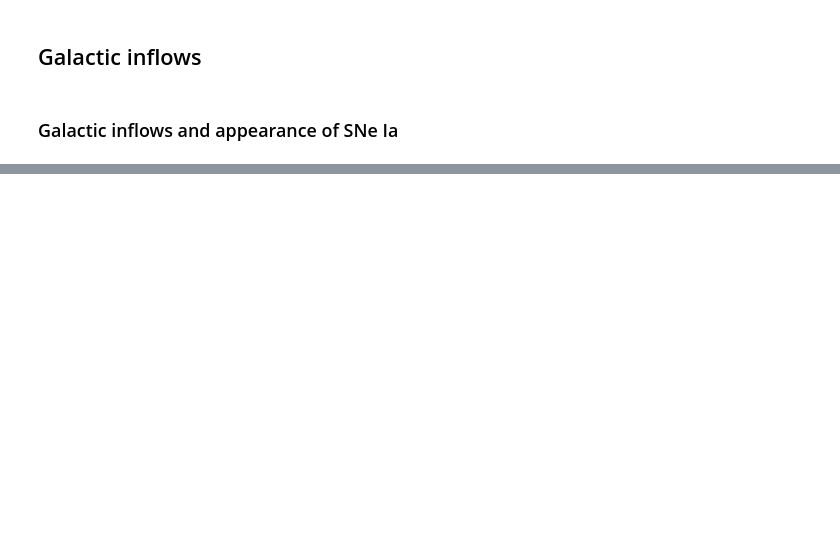
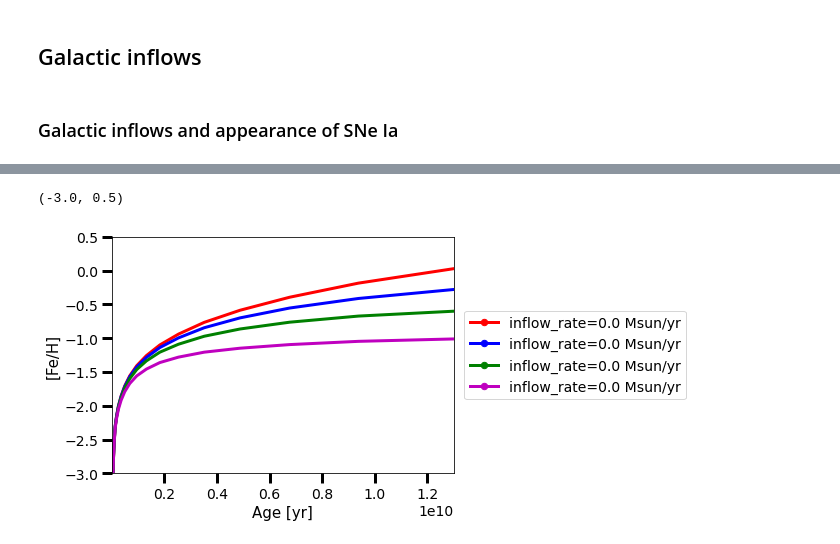
Before and after one commit to GuoZiYi-astro/GCE, a Jupyter notebook: First steps OMEGA 2 open box.ipynb, the cells around one changed output, grey strips where cells are left out. Cells and saved outputs as stored; diff of their text form; code cells hidden in the pictures; blank space fills up the shorter version.

```diff
--- a/First steps OMEGA 2 open box.ipynb
+++ b/First steps OMEGA 2 open box.ipynb
@@ -59,0 +144,11 @@ o_11_close_noIa.plot_spectro(fig=3,xaxis=x,yaxis=y,color='r',label='mgal=1e11,no
+# %%
+# The evolution of [Fe/H]
+y='[Fe/H]'
+o_in_0.plot_spectro(fig=8,yaxis=y,color='r',label='inflow_rate=0.0 Msun/yr')
+o_in_1.plot_spectro(fig=8,yaxis=y,color='b',label='inflow_rate=0.0 Msun/yr')
+o_in_3.plot_spectro(fig=8,yaxis=y,color='g',label='inflow_rate=0.0 Msun/yr')
+o_in_9.plot_spectro(fig=8,yaxis=y,color='m',label='inflow_rate=0.0 Msun/yr')
+plt.ylim(-3,0.5)
+# %% [output]
+(-3.0, 0.5)
+[figure, added]
```
Also changed, not shown: parts of 39 cells of this notebook.
